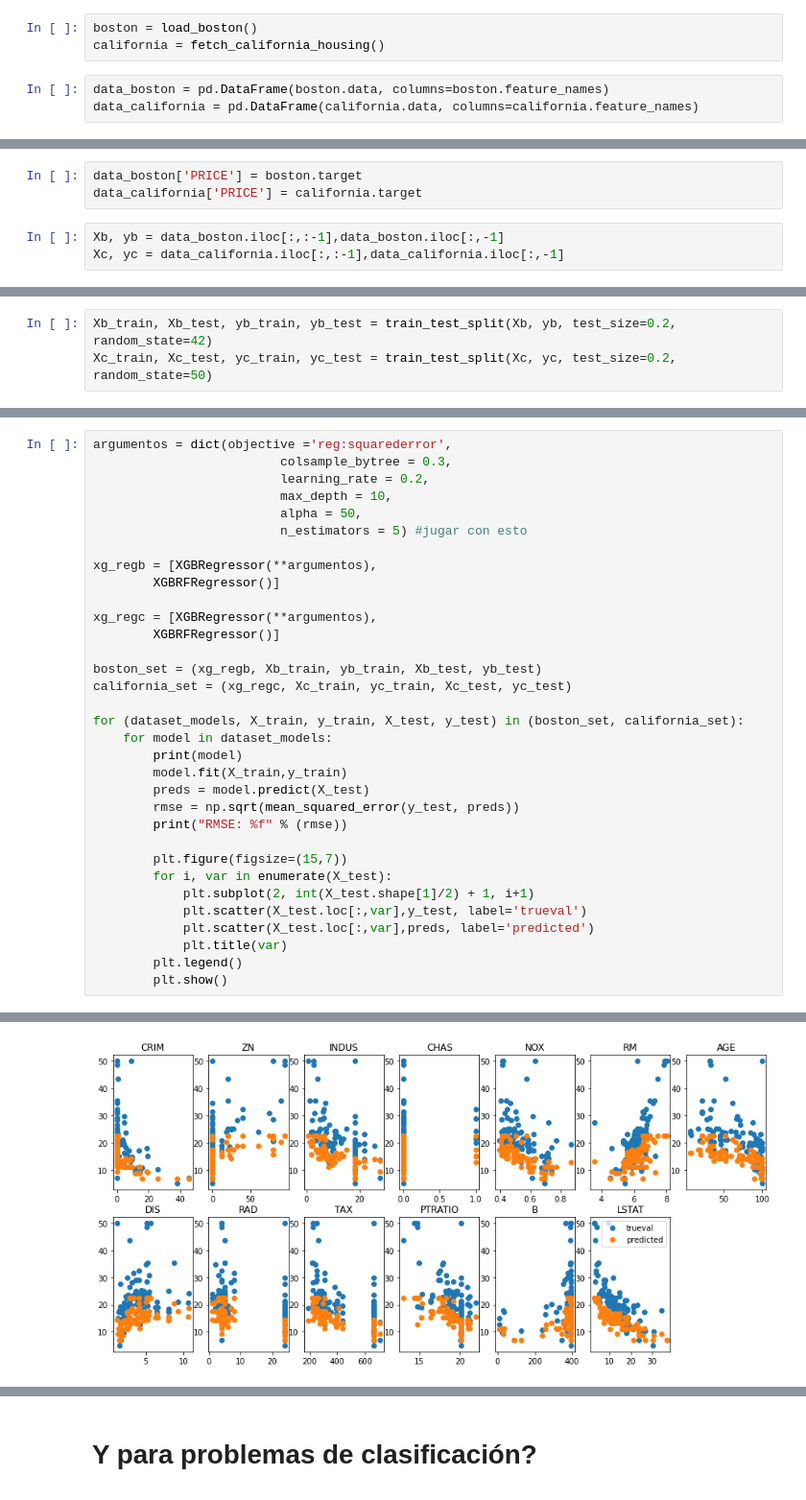
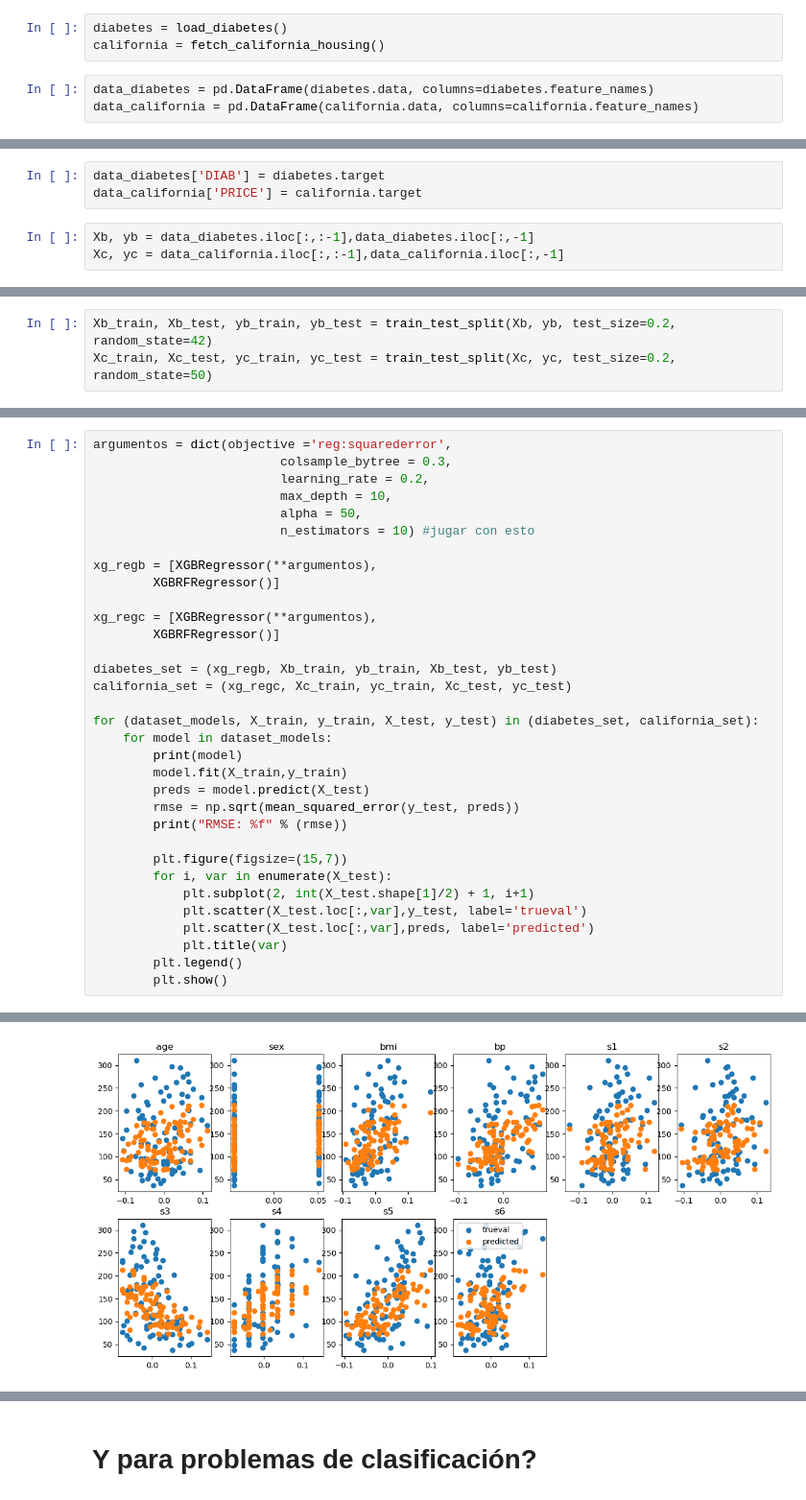
Before and after one commit to DiploDatos/AprendizajeSupervisado, a Jupyter notebook: Teórico/demo_10_boosting.ipynb, the cells around one changed output, grey strips where cells are left out. Shown at 96% size. Saved outputs shown, nothing was run; the diff lists cells and outputs as text.

```diff
--- a/Teórico/demo_10_boosting.ipynb
+++ b/Teórico/demo_10_boosting.ipynb
@@ -21,8 +21,8 @@ Vamos a utilizar dos bases de datos para predecir el precio de una casa:
 # %%
-boston = load_boston()
+diabetes = load_diabetes()
 california = fetch_california_housing()
 # %%
-data_boston = pd.DataFrame(boston.data, columns=boston.feature_names)
+data_diabetes = pd.DataFrame(diabetes.data, columns=diabetes.feature_names)
 data_california = pd.DataFrame(california.data, columns=california.feature_names)
 # %% [markdown]
 We first take a look at the data
@@ -78,6 +78,6 @@ The objective will be to predict the properties prices, we add that info in a ne
 # %%
-data_boston['PRICE'] = boston.target
+data_diabetes['DIAB'] = diabetes.target
 data_california['PRICE'] = california.target
 # %%
-Xb, yb = data_boston.iloc[:,:-1],data_boston.iloc[:,-1]
+Xb, yb = data_diabetes.iloc[:,:-1],data_diabetes.iloc[:,-1]
 Xc, yc = data_california.iloc[:,:-1],data_california.iloc[:,-1]
@@ -98,7 +100,7 @@ argumentos = dict(objective ='reg:squarederror',
                          learning_rate = 0.2,
                          max_depth = 10,
                          alpha = 50,
-                         n_estimators = 5) #jugar con esto
+                         n_estimators = 10) #jugar con esto
 
 xg_regb = [XGBRegressor(**argumentos),
         XGBRFRegressor()]
@@ -106,10 +108,10 @@ xg_regb = [XGBRegressor(**argumentos),
 xg_regc = [XGBRegressor(**argumentos),
         XGBRFRegressor()]
 
-boston_set = (xg_regb, Xb_train, yb_train, Xb_test, yb_test)
+diabetes_set = (xg_regb, Xb_train, yb_train, Xb_test, yb_test)
 california_set = (xg_regc, Xc_train, yc_train, Xc_test, yc_test)
 
-for (dataset_models, X_train, y_train, X_test, y_test) in (boston_set, california_set):
+for (dataset_models, X_train, y_train, X_test, y_test) in (diabetes_set, california_set):
     for model in dataset_models:
         print(model)
         model.fit(X_train,y_train)
@@ -141,4 +143,4 @@ RMSE: 9.068350
-[figure, old version]
+[figure, new version]
 XGBRFRegressor(base_score=None, booster=None, callbacks=None,
                colsample_bylevel=None, colsample_bytree=None,
                early_stopping_rounds=None, enable_categorical=False,
```
Also changed, not shown: parts of 18 cells of this notebook.
